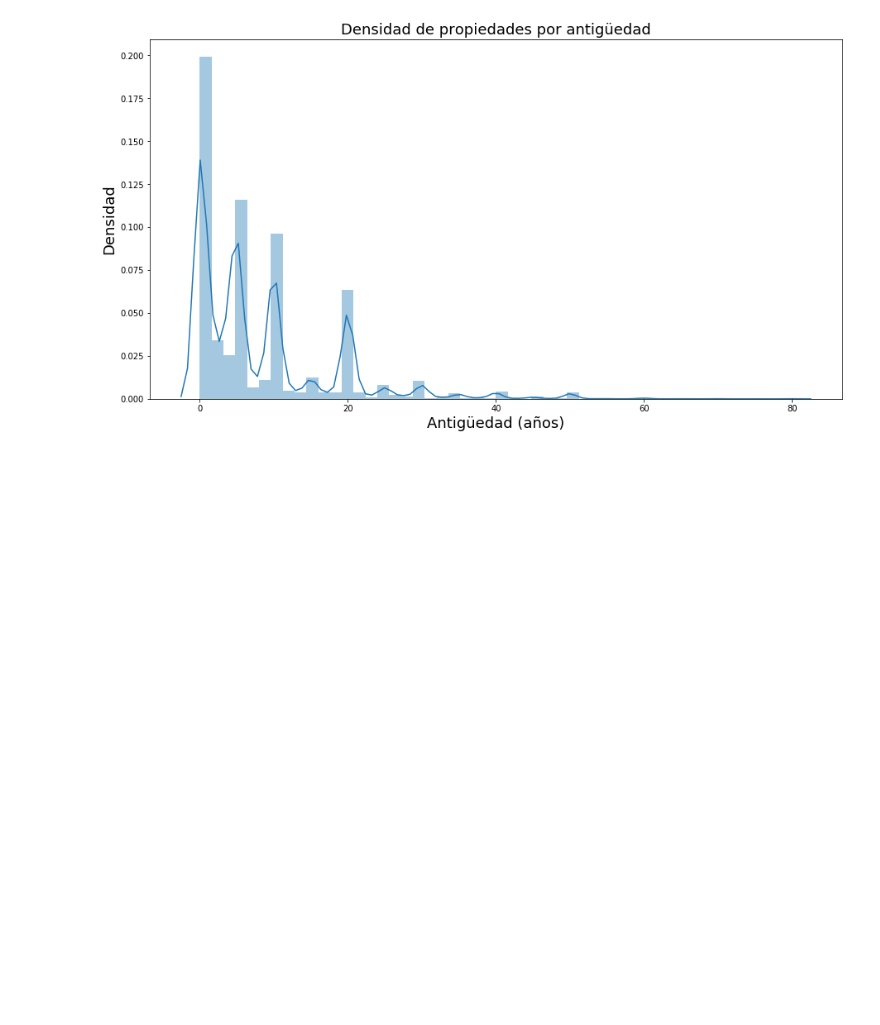
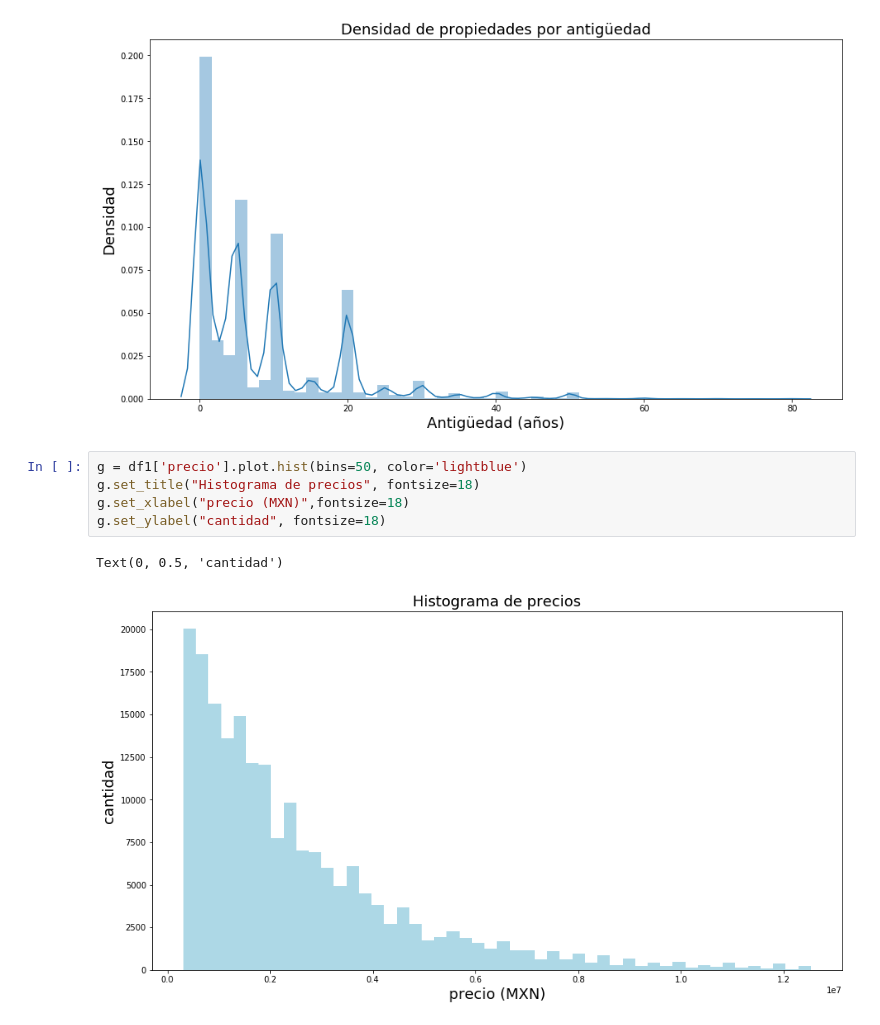
Before and after one commit to josetec1/DatosG29, a Jupyter notebook: Analisis nacho.ipynb, the cells around one changed output. Drawn from its saved outputs; the diff is of its cells as text; blank space fills up the shorter version.

```diff
--- a/Analisis nacho.ipynb
+++ b/Analisis nacho.ipynb
@@ -215,3 +215,11 @@ g.set_ylabel("Densidad", fontsize=18)
 # %% [output]
 Text(0, 0.5, 'Densidad')
 [figure]
+# %%
+g = df1['precio'].plot.hist(bins=50, color='lightblue')
+g.set_title("Histograma de precios", fontsize=18)
+g.set_xlabel("precio (MXN)",fontsize=18)
+g.set_ylabel("cantidad", fontsize=18)
+# %% [output]
+Text(0, 0.5, 'cantidad')
+[figure, added]
```
Also changed, not shown: parts of 3 cells of this notebook.
